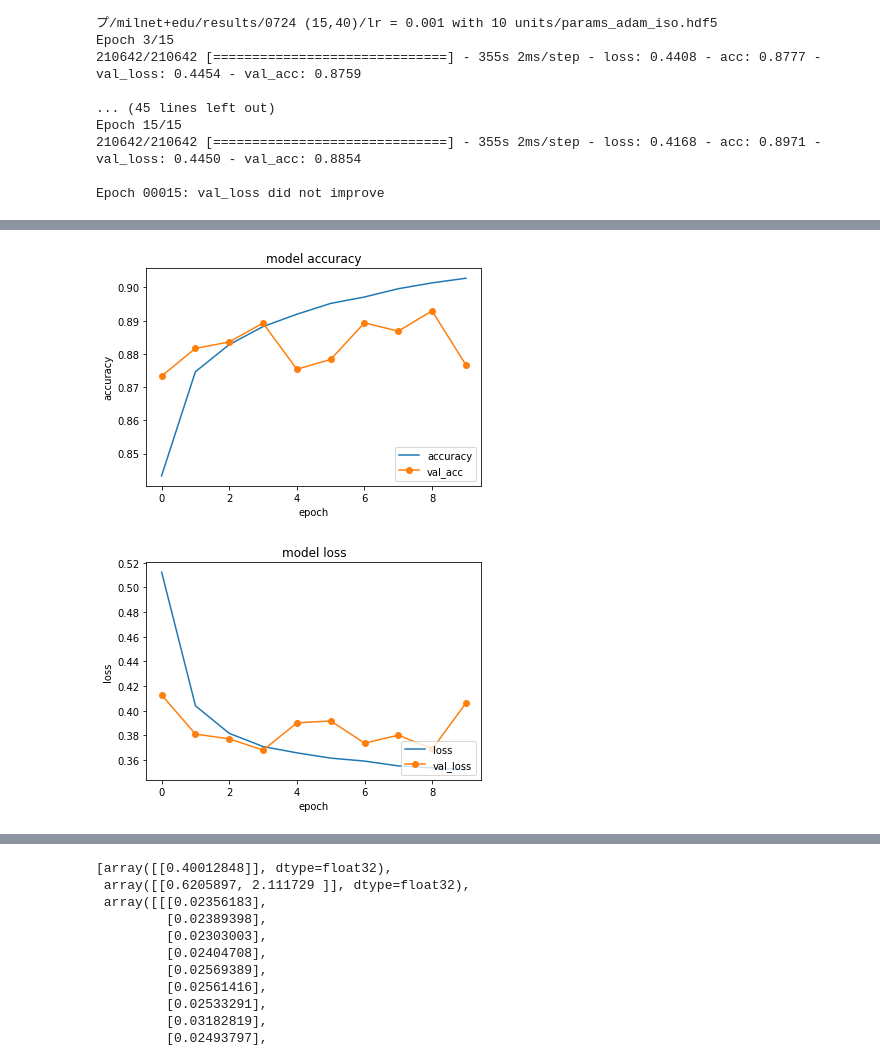
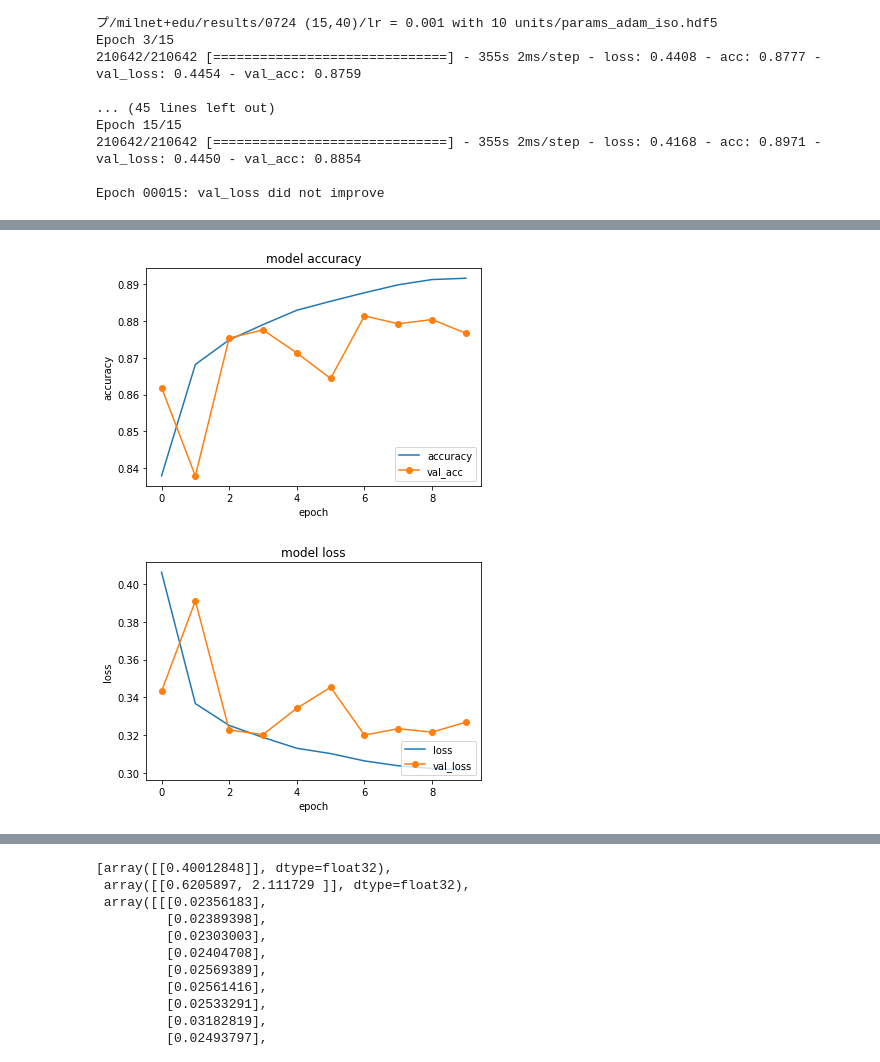
Before and after one commit to lluo5779/MILNET-for-IMDB, a Jupyter notebook: MILNET Attention-lr_0.001.ipynb, the cells around one changed output, grey strips where cells are left out. Drawn from its saved outputs; the diff is of its cells as text; code cells hidden in the pictures.

```diff
--- a/MILNET Attention-lr_0.001.ipynb
+++ b/MILNET Attention-lr_0.001.ipynb
@@ -7,7 +7,7 @@ os.environ["KERAS_BACKEND"]='tensorflow'
 import numpy as np
 
 
-weight_choice = input('Which weights to choose? 1:normal 2:lle 3:iso')
+weight_choice = input('Which weights to choose? 1:normal 2:lle(15,40)_(1000,20,300) 3:iso(15,40)_(1000,20,300) 4:lle(15,40)_(1000,20,150) 5:iso(15,40)_(1000,20,150)')
 
 
 
@@ -60,6 +60,12 @@ elif (int(weight_choice)==2):
     embWeights=np.load( '/home/owner/デスクトップ/milnet+edu/data/manifold_weights/' + 'weights_LLE_(15,40)_(1000,20,300).npy')#np.load('/home/owner/デスクトップ/PythonFile/imdb/weights.npy')
 elif (int(weight_choice)==3):
      embWeights=np.load( '/home/owner/デスクトップ/milnet+edu/data/manifold_weights/' + 'weights_Isomap_(15,40)_(1000,20,300).npy')
+elif (int(weight_choice)==4):
+    embWeights=np.load( '/home/owner/デスクトップ/milnet+edu/data/manifold_weights/' + 'weights_LLE20_1000_20_150.npy')#np.load('/home/owner/デスクトップ/PythonFile/imdb/weights.npy')
+elif (int(weight_choice)==5):
+     embWeights=np.load( '/home/owner/デスクトップ/milnet+edu/data/manifold_weights/' + 'weights_Isomap_20_1000_20_150.npy')
+
+
 
 #print(len(word_idx))
 print(y_test)
@@ -286,7 +292,7 @@ embWeights.shape
 # %% [output]
 (61560, 300)
 # %%
-save_model_path = '/home/owner/デスクトップ/milnet+edu/results/0724 (15,40)/lr = 0.001 with 10 units/params_adam_iso.hdf5'
+save_model_path = '/home/owner/デスクトップ/milnet+edu/results/0724 (15,40)/lr = 0.001 with 10 units/params_adam_iso_150.hdf5'
 # %%
 #name = './params_milnet_adam_0720_3_adjCNN_fixed_weights.hdf5'
 save_model = keras.callbacks.ModelCheckpoint(save_model_path, monitor='val_loss', verbose=1
@@ -357,5 +363,5 @@ Epoch 15/15
 
 Epoch 00015: val_loss did not improve
 # %%
-history = model_avg.fit(x_train, y_train, batch_size = batch_size, verbose=1, epochs=300 #epochs
-                        , validation_data=(x_valid,y_valid), shuffle=True, callbacks=[save_model])
+history_LLE_150 = model.fit(x_train, y_train, batch_size = batch_size, verbose=1, epochs=10 #epochs
+                        ,validation_data=(x_valid,y_valid), shuffle=True, callbacks=[save_model])
@@ -381,10 +426,10 @@ def plot_history(history):
     plt.legend(loc='lower right')
     plt.show()
 # %%
-plot_history(history_normal)
+plot_history(history_LLE_150)
 # %% [output]
-[figure, old version]
+[figure, new version]
-[figure, old version]
+[figure, new version]
 # %%
 save_model_path = '/home/owner/デスクトップ/milnet+edu/results/0724 (15,40)/lr = 0.001/params_adadelta_normal_0.3775_0.8758 .hdf5'
 model.load_weights(save_model_path)#('./params_milnet_adam_0718_2_fixed_weights.hdf5')
```
Also changed, not shown: parts of 6 cells of this notebook.
